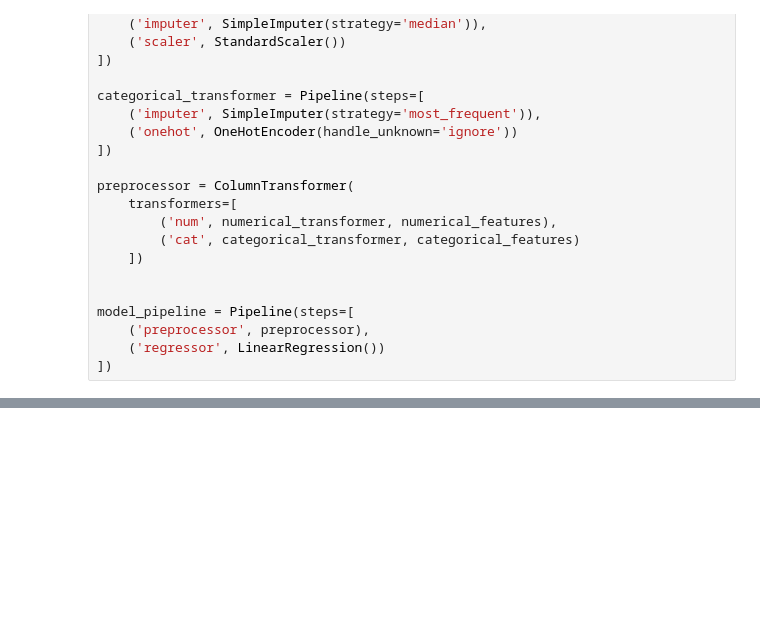
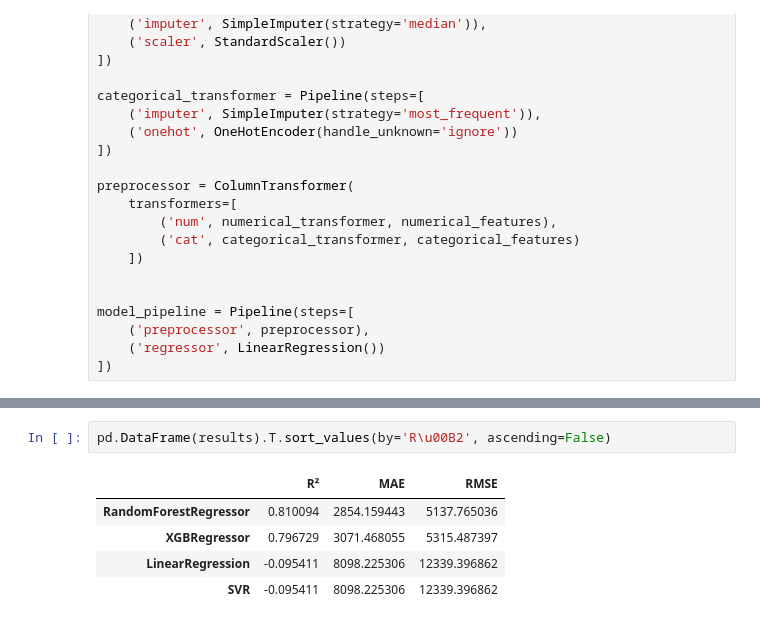
Before and after one commit to elmhmmd/Pr-dicteur-de-Charges-d-Assurance-Maladie, a Jupyter notebook: Assurance.ipynb, the cells around one changed output, grey strips where cells are left out. Drawn from its saved outputs; the diff is of its cells as text; blank space fills up the shorter version.

```diff
--- a/Assurance.ipynb
+++ b/Assurance.ipynb
@@ -404,0 +428,8 @@ RMSE : 7187.600264277348
+# %%
+pd.DataFrame(results).T.sort_values(by='R\u00B2', ascending=False)
+# %% [output]
+|  | R² | MAE | RMSE |
+| RandomForestRegressor | 0.810094 | 2854.159443 | 5137.765036 |
+| XGBRegressor | 0.796729 | 3071.468055 | 5315.487397 |
+| LinearRegression | -0.095411 | 8098.225306 | 12339.396862 |
+| SVR | -0.095411 | 8098.225306 | 12339.396862 |
```
Also changed, not shown: parts of 1 cell of this notebook.
